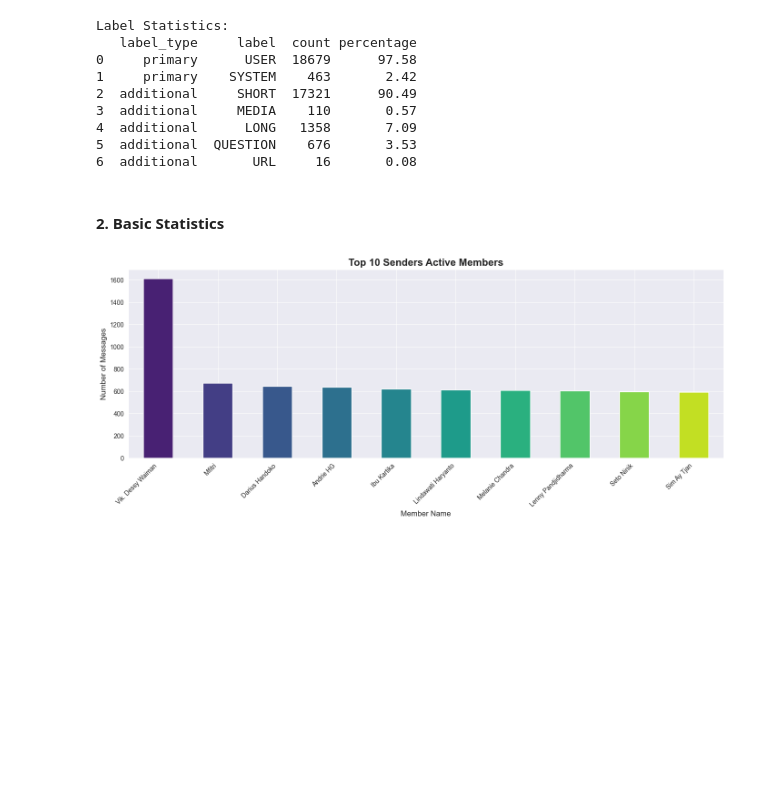
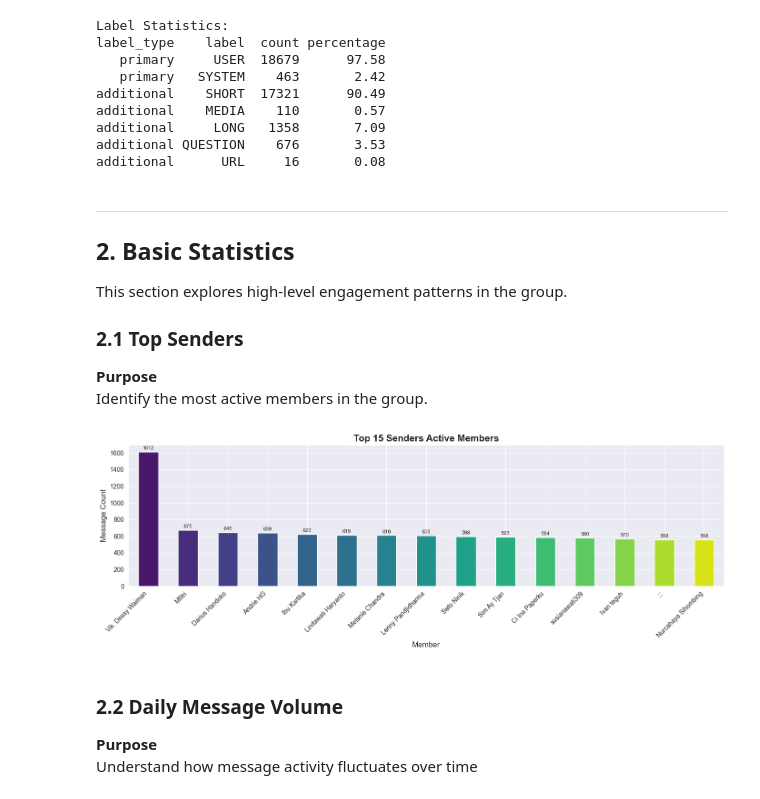
Before and after one commit to JasonYehezkiel/bible_progress_tracker, a Jupyter notebook: notebooks/01_data_exploration.ipynb, the cells around one changed output. Drawn from its saved outputs; the diff is of its cells as text; code cells hidden in the pictures; blank space fills up the shorter version.

```diff
--- a/notebooks/01_data_exploration.ipynb
+++ b/notebooks/01_data_exploration.ipynb
@@ -11,6 +18,7 @@ Notebook ini digunakan untuk:
 import pandas as pd
 import numpy as np
 import matplotlib.pyplot as plt
+import matplotlib.ticker as mticker
 import seaborn as sns
 from pathlib import Path
 import warnings
@@ -19,14 +27,19 @@ import sys
 # suppress warnings in notebook
 warnings.filterwarnings('ignore')
 
-# always absolute path
 sys.path.append(str(Path('../').resolve()))
 
 from src.preprocessing.parsing.whatsapp_parser import WhatsAppParser
 from src.preprocessing.parsing.context_labeling import ContextLabeler
-from annotation.bible_reference_annotator import BibleReferenceAnnotator
+from src.utils.bible_reference_utils import BibleDataLoader, BibleReferenceAnnotator
 
 # set style for plots
 sns.set_style('darkgrid')
-plt.rcParams['figure.figsize'] = (14, 6)
+plt.rcParams.update({
+    'figure.figsize': (14, 5),
+    'axes.titlesize': 15,
+    'axes.titleweight': 'bold',
+    'axes.labelsize': 12,
+})
+PALETTE = 'viridis'
 # %% [markdown]
@@ -88,32 +104,45 @@ labeled_df[labeled_df["additional_labels"].apply(lambda x: "MEDIA" in x)]
 # %%
+# Label distribution
 stats = labeler.get_label_statistics(labeled_df)
-print("\nLabel Statistics:")
-print(stats)
+print("Label Statistics:")
+print(stats.to_string(index=False))
 # %% [output]
 Label Statistics:
-   label_type     label  count percentage
-0     primary      USER  18679      97.58
-1     primary    SYSTEM    463       2.42
-2  additional     SHORT  17321      90.49
-3  additional     MEDIA    110       0.57
-4  additional      LONG   1358       7.09
-5  additional  QUESTION    676       3.53
-6  additional       URL     16       0.08
+label_type    label  count percentage
+   primary     USER  18679      97.58
+   primary   SYSTEM    463       2.42
+additional    SHORT  17321      90.49
+additional    MEDIA    110       0.57
+additional     LONG   1358       7.09
+additional QUESTION    676       3.53
+additional      URL     16       0.08
 # %% [markdown]
-#### 2. Basic Statistics
+---
+## 2. Basic Statistics
+
+This section explores high-level engagement patterns in the group.
+
+### 2.1 Top Senders
+
+**Purpose**
+Identify the most active members in the group.
 # %%
-# Message counts by sender
-sender_counts = labeled_df['sender'].value_counts()
+TOP_N = 15
+sender_counts = labeled_df['sender'].value_counts().head(TOP_N)
 
-# Top 10 active members
-sender_counts.head(10).plot(kind='bar', color=sns.color_palette('viridis', 10))
-plt.title('Top 10 Senders Active Members', fontsize=16, fontweight='bold')
-plt.xlabel('Member Name', fontsize=12)
-plt.ylabel('Number of Messages', fontsize=12)
-plt.xticks(rotation=45, ha='right', fontsize=10)
-plt.yticks(fontsize=10)
+ax = sender_counts.plot(kind='bar', color=sns.color_palette(PALETTE, TOP_N))
+ax.set_title(f'Top {TOP_N} Senders Active Members')
+ax.set_xlabel('Member')
+ax.set_ylabel('Message Count')
+ax.bar_label(ax.containers[0], fmt='%d', fontsize=8, padding=2)
+plt.xticks(rotation=45, ha='right')
 plt.tight_layout()
 plt.show()
 # %% [output]
-[figure, old version]
+[figure, new version]
+# %% [markdown]
+### 2.2 Daily Message Volume
+
+**Purpose**
+Understand how message activity fluctuates over time
 # %%
```
Also changed, not shown: parts of 49 cells of this notebook, 4 other files.
